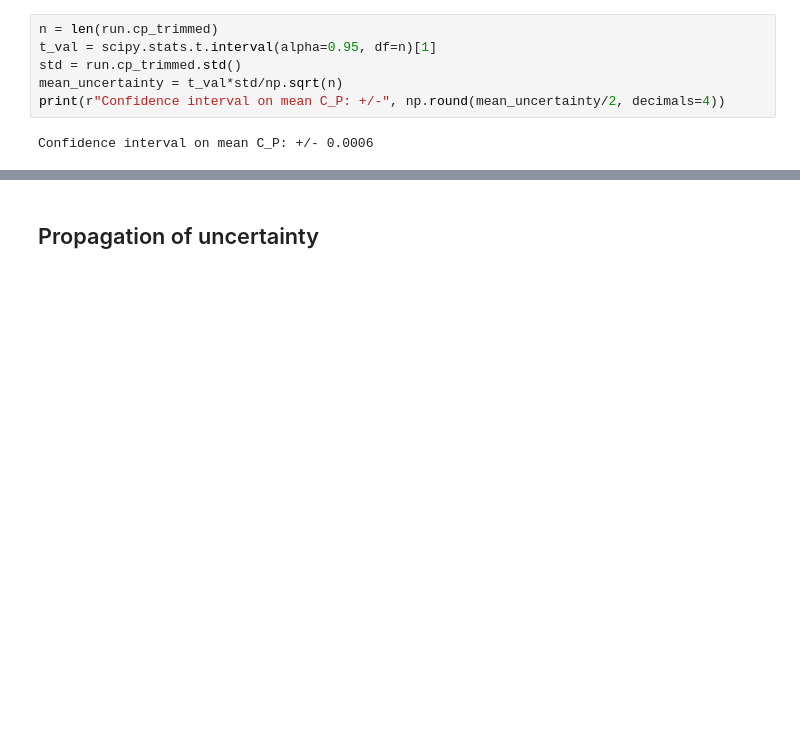
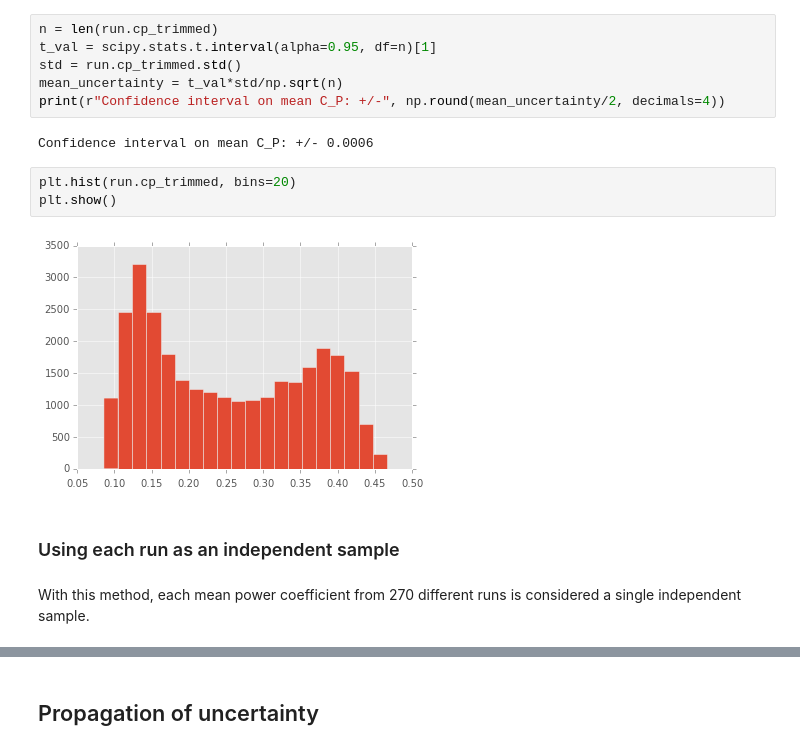
Before and after one commit to UNH-CORE/RVAT-Re-dep, a Jupyter notebook: Documents/IPython notebooks/uncertainty.ipynb, the cells around one changed output, grey strips where cells are left out. Cells and saved outputs as stored; diff of their text form; blank space fills up the shorter version.

```diff
--- a/Documents/IPython notebooks/uncertainty.ipynb
+++ b/Documents/IPython notebooks/uncertainty.ipynb
@@ -68,3 +70,12 @@ mean_uncertainty = t_val*std/np.sqrt(n)
 print(r"Confidence interval on mean C_P: +/-", np.round(mean_uncertainty/2, decimals=4))
 # %% [output]
 Confidence interval on mean C_P: +/- 0.0006
+# %%
+plt.hist(run.cp_trimmed, bins=20)
+plt.show()
+# %% [output]
+[figure, added]
+# %% [markdown]
+### Using each run as an independent sample
+# %% [markdown]
+With this method, each mean power coefficient from 270 different runs is considered a single independent sample.
```
Also changed, not shown: parts of 3 cells of this notebook.
